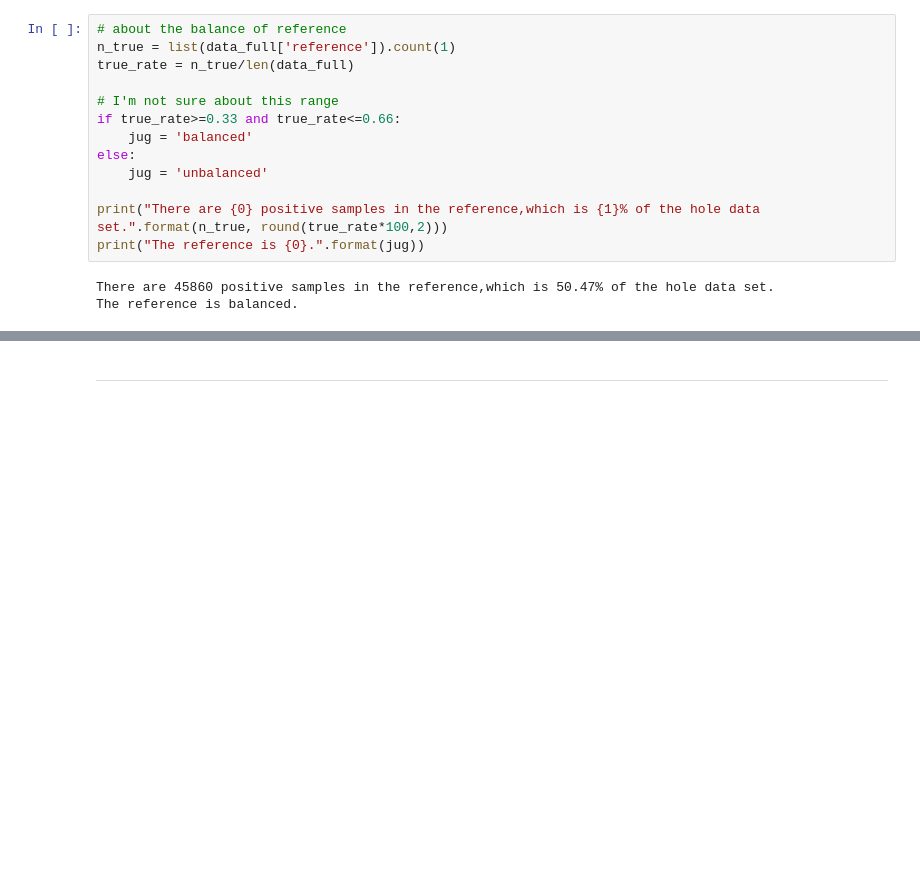
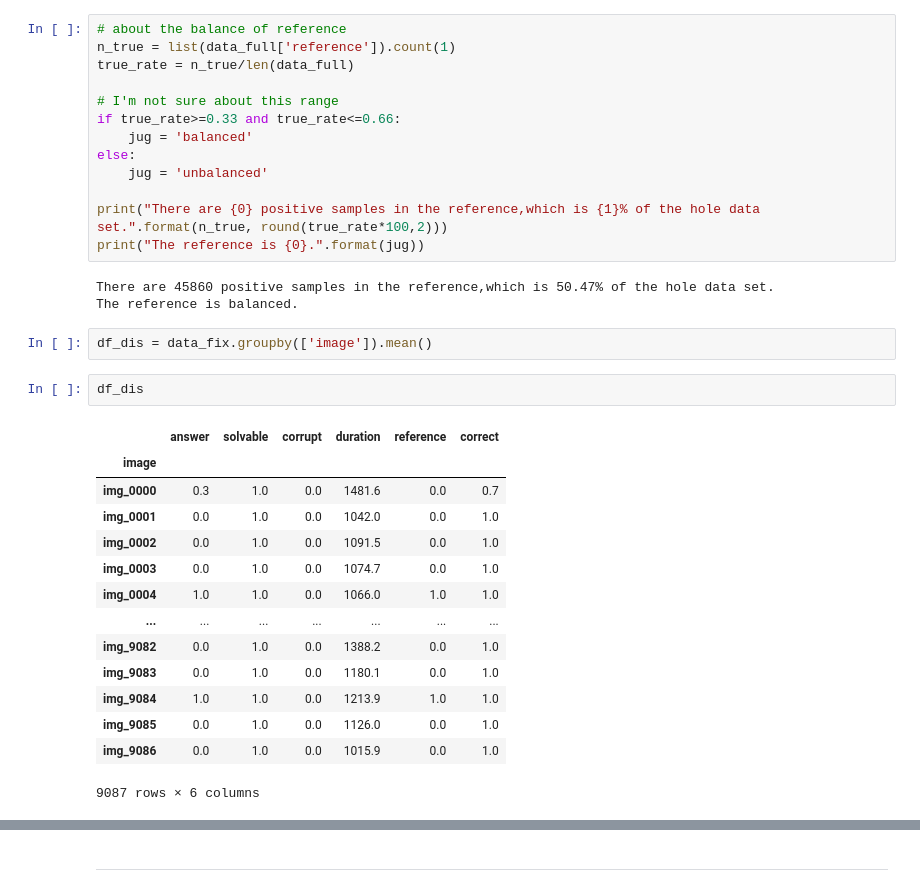
Before and after one commit to msm216/bicycle-annotator, a Jupyter notebook: bicycle_annotation.ipynb, the cells around one changed output, grey strips where cells are left out. Cells and saved outputs as stored; diff of their text form; blank space fills up the shorter version.

```diff
--- a/bicycle_annotation.ipynb
+++ b/bicycle_annotation.ipynb
@@ -723,5 +662,24 @@ print("The reference is {0}.".format(jug))
 # %% [output]
 There are 45860 positive samples in the reference,which is 50.47% of the hole data set.
 The reference is balanced.
+# %%
+df_dis = data_fix.groupby(['image']).mean()
+# %%
+df_dis
+# %% [output]
+|  | answer | solvable | corrupt | duration | reference | correct |
+| image |  |  |  |  |  |  |
+| img_0000 | 0.3 | 1.0 | 0.0 | 1481.6 | 0.0 | 0.7 |
+| img_0001 | 0.0 | 1.0 | 0.0 | 1042.0 | 0.0 | 1.0 |
+| img_0002 | 0.0 | 1.0 | 0.0 | 1091.5 | 0.0 | 1.0 |
+| img_0003 | 0.0 | 1.0 | 0.0 | 1074.7 | 0.0 | 1.0 |
+| img_0004 | 1.0 | 1.0 | 0.0 | 1066.0 | 1.0 | 1.0 |
+| ... | ... | ... | ... | ... | ... | ... |
+| img_9082 | 0.0 | 1.0 | 0.0 | 1388.2 | 0.0 | 1.0 |
+| img_9083 | 0.0 | 1.0 | 0.0 | 1180.1 | 0.0 | 1.0 |
+| img_9084 | 1.0 | 1.0 | 0.0 | 1213.9 | 1.0 | 1.0 |
+| img_9085 | 0.0 | 1.0 | 0.0 | 1126.0 | 0.0 | 1.0 |
+| img_9086 | 0.0 | 1.0 | 0.0 | 1015.9 | 0.0 | 1.0 |
+9087 rows × 6 columns
 # %%
 # visualize the amounts of results
```
Also changed, not shown: parts of 33 cells of this notebook, 2 other files.
